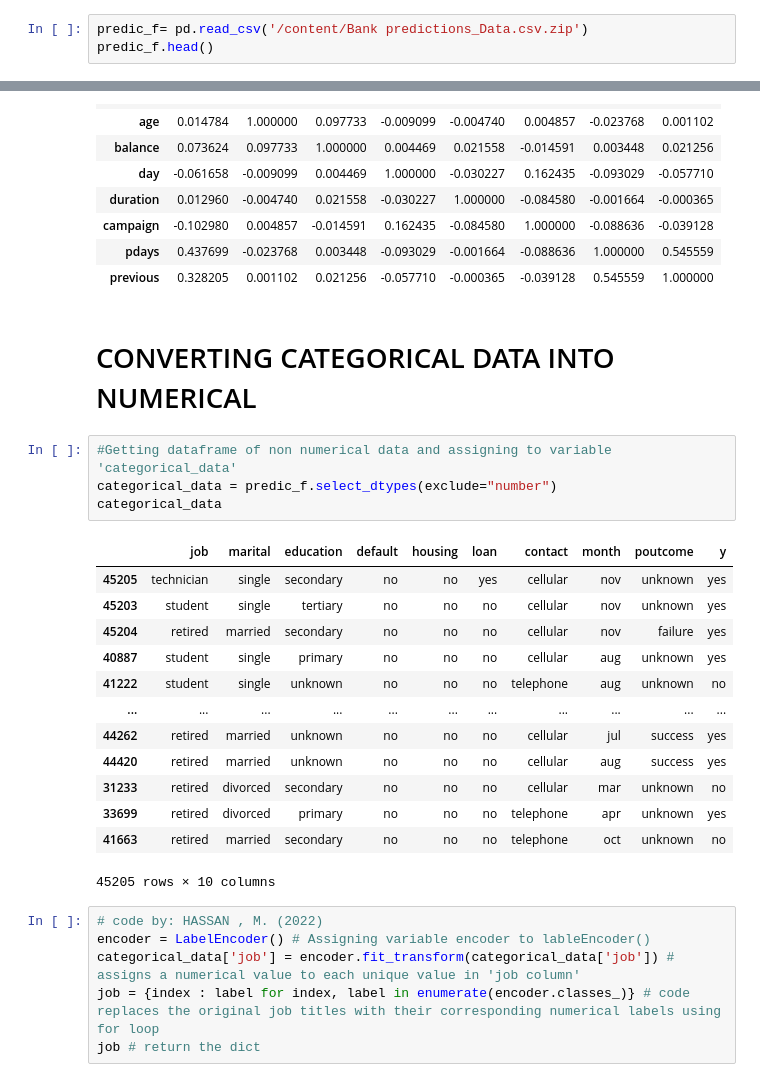
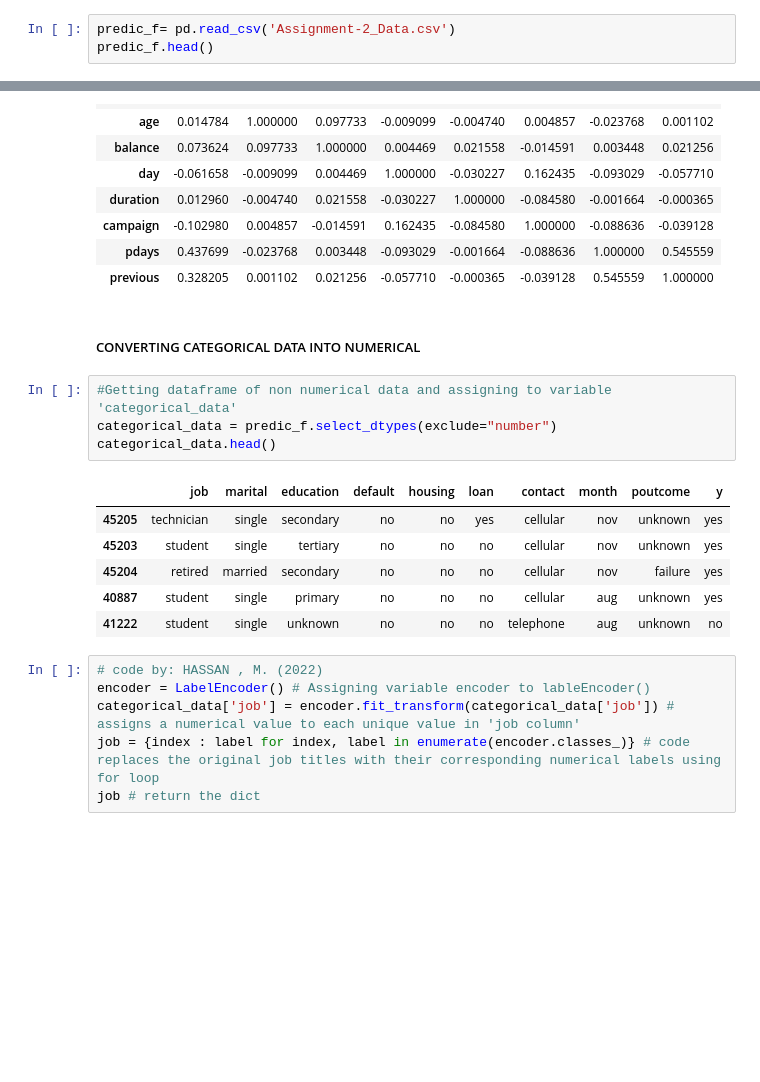
Before and after one commit to Ayomide-ola/UCDPA_Ayomide, a Jupyter notebook: predict term deposit project.ipynb, the cells around one changed output, grey strips where cells are left out. Saved outputs shown, nothing was run; the diff lists cells and outputs as text; blank space fills up the shorter version.

```diff
--- a/predict term deposit project.ipynb
+++ b/predict term deposit project.ipynb
@@ -15,7 +35,7 @@ import requests
 # %% [markdown]
 Importing data from local system and printing first 5 rows.
 # %%
-predic_f= pd.read_csv('/content/Bank predictions_Data.csv.zip')
+predic_f= pd.read_csv('Assignment-2_Data.csv')
 predic_f.head()
 # %% [output]
 |  | Id | age | job | marital | education | default | balance | housing | loan | contact | day | ... |
@@ -399,25 +391,18 @@ new_numerical.corr()
 | pdays | 0.437699 | -0.023768 | 0.003448 | -0.093029 | -0.001664 | -0.088636 | 1.000000 | 0.545559 |
 | previous | 0.328205 | 0.001102 | 0.021256 | -0.057710 | -0.000365 | -0.039128 | 0.545559 | 1.000000 |
 # %% [markdown]
-# CONVERTING CATEGORICAL DATA INTO NUMERICAL
+##### CONVERTING CATEGORICAL DATA INTO NUMERICAL
 # %%
 #Getting dataframe of non numerical data and assigning to variable 'categorical_data'
 categorical_data = predic_f.select_dtypes(exclude="number")
-categorical_data
+categorical_data.head()
 # %% [output]
 |  | job | marital | education | default | housing | loan | contact | month | poutcome | y |
 | 45205 | technician | single | secondary | no | no | yes | cellular | nov | unknown | yes |
 | 45203 | student | single | tertiary | no | no | no | cellular | nov | unknown | yes |
 | 45204 | retired | married | secondary | no | no | no | cellular | nov | failure | yes |
 | 40887 | student | single | primary | no | no | no | cellular | aug | unknown | yes |
 | 41222 | student | single | unknown | no | no | no | telephone | aug | unknown | no |
-| ... | ... | ... | ... | ... | ... | ... | ... | ... | ... | ... |
-| 44262 | retired | married | unknown | no | no | no | cellular | jul | success | yes |
-| 44420 | retired | married | unknown | no | no | no | cellular | aug | success | yes |
-| 31233 | retired | divorced | secondary | no | no | no | cellular | mar | unknown | no |
-| 33699 | retired | divorced | primary | no | no | no | telephone | apr | unknown | yes |
-| 41663 | retired | married | secondary | no | no | no | telephone | oct | unknown | no |
-45205 rows × 10 columns
 # %%
 # code by: HASSAN , M. (2022)
 encoder = LabelEncoder() # Assigning variable encoder to lableEncoder()
```
Also changed, not shown: parts of 54 cells of this notebook.
